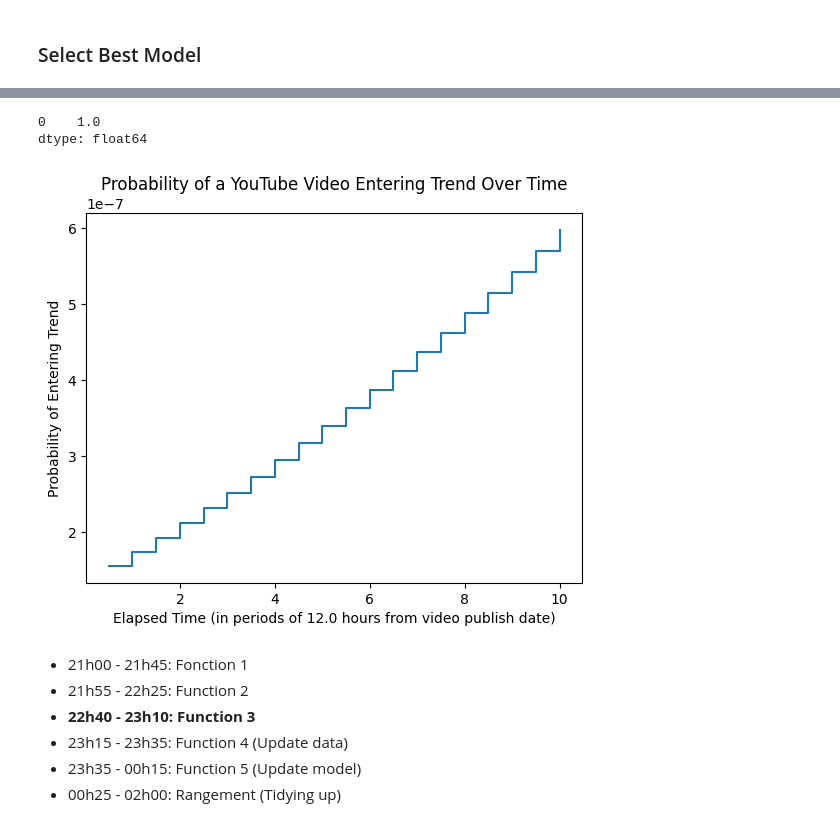
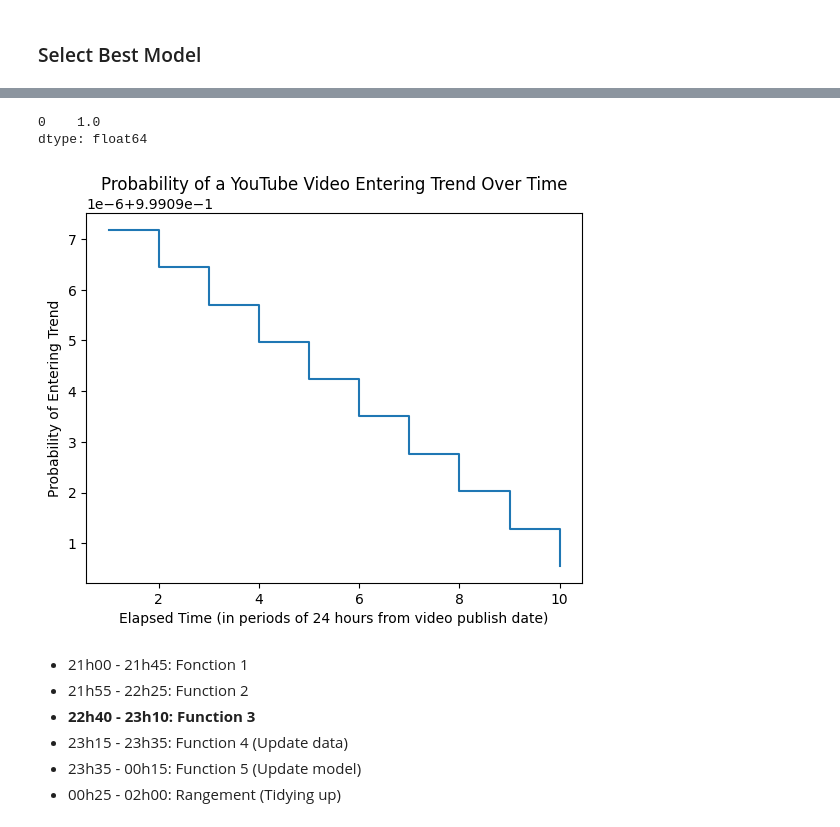
Before and after one commit to Yedson54/YouTrend, a Jupyter notebook: demos/duration_model_yed.ipynb, the cells around one changed output, grey strips where cells are left out. Drawn from its saved outputs; the diff is of its cells as text; code cells hidden in the pictures.

Commit message:
fix: improving duration model script

```diff
--- a/demos/duration_model_yed.ipynb
+++ b/demos/duration_model_yed.ipynb
@@ -506,14 +506,15 @@ from urllib.parse import urlparse, parse_qs
 
 API_KEY = "AIzaSyCkx5_g8o7bYQkra1_IGYE8LNxHO5yEsAk"  # Replace with your own API key
 
-def _get_video_id(video_link: str) -> str:
-    parsed_url = urlparse(video_link)
-    video_id = (
-        parsed_url.path[1:]
-        if parsed_url.netloc == 'youtu.be'
-        else parse_qs(parsed_url.query).get('v', [None])[0]
-    )
-    return video_id
+def _get_video_id(url):
+    parsed_url = urlparse(url)
+    path_parts = parsed_url.path.split('/')
+
+    if parsed_url.netloc == 'www.youtube.com' or parsed_url.netloc == 'youtu.be':
+        return (parse_qs(parsed_url.query).get('v', [path_parts[-1]])[0]
+                if 'watch' in path_parts else path_parts[-1])
+
+    return None
 
 def _get_category_labels(api_key: str, region_code: str='US', youtube=None):
     if youtube is None:
@@ -608,6 +609,11 @@ short_link = 'https://youtu.be/3cYxeaerGoc'
 short_video_id = _get_video_id(short_link)
 print("SHORT_LINK:", short_video_id)
 
+link = 'https://www.youtube.com/shorts/5eQGjtxsMho'
+video_id = _get_video_id(link)
+print("LINK:", video_id)
+
+
 # Test get category labels.
 print("-------- TEST GET CATEGORY LABELS ----------------")
 region_code = 'FR'
@@ -674,18 +681,18 @@ def survival_probability(
 
     date = pd.to_datetime(date) if date else datetime.datetime.now()
 
-    single_df['timeToTrendDays'] = (
+    single_df['duration_in_day'] = np.maximum(( #TODO renamed to "duration_in_day"
         date - single_df["videoExactPublishDate"]
-    ).dt.total_seconds() / (24 * 3600)
+    ).dt.total_seconds() / (24 * 3600), [0])
 
     scaler = MinMaxScaler()
     scaler.fit(super_df[['creatorSubscriberNumber']])
     single_df['creatorSubscriberNumber'] = _normalize(
         single_df['creatorSubscriberNumber'], scaler.data_max_[0], scaler.data_min_[0]
     )
-    scaler.fit(super_df[['videoLengthSeconds']])
+    scaler.fit(super_df[['videoLengthSeconds']]) # -> #TODO length in Days
     single_df['videoLengthSeconds'] = _normalize(
-        single_df['videoLengthSeconds'], scaler.data_max_[0], scaler.data_min_[0]
+        single_df['videoLengthSeconds'] / (24 * 3600), scaler.data_max_[0], scaler.data_min_[0]
     )
 
     def predict_cumulative_hazard_at_single_time(self, X, times, ancillary_X=None):
@@ -703,7 +710,7 @@ def survival_probability(
     )
 
     p_surv = final_model.predict_survival_function_at_single_time(
-        single_df, single_df['timeToTrendDays']
+        single_df, single_df['duration_in_day']
     )
 
     return p_surv
@@ -744,38 +751,39 @@ def plot_survival_probability(
         date_0 = max(start_date, date_0)
 
     p_survivals = np.array([survival_probability(
             date = date_0 + pd.Timedelta(days=dur),
             video_link = video_link,
             api_key = api_key,
             region_code = region_code,
             video_cat_enc = video_cat_enc
         ) for dur in duration])
 
     # Plot the survival probabilities
     period = gap * 24
-    plt.step(duration, 1 - p_survivals, where='post')
+    plt.step(duration, p_survivals, where='post')
     plt.title("Probability of a YouTube Video Entering Trend Over Time")
     plt.xlabel(
         f"Elapsed Time (in periods of {period} hours from video publish date)"
     )
     plt.ylabel("Probability of Entering Trend")
     plt.show()
+    plt.savefig("plot.png")
 
 
 # Usage:
 plot_survival_probability(
         start_date = '2023-12-31 01:50:00',
-        duration_days=10,
-        gap=0.5,
-        video_link = video_link,
+        duration_days = 10,
+        gap = 1,
+        video_link = "https://www.youtube.com/shorts/5eQGjtxsMho",
         api_key = API_KEY,
         region_code = "US",
         video_cat_enc = cat_encoder
 )
 # %% [output]
 0    1.0
 dtype: float64
-[figure, old version]
+[figure, new version]
 # %% [markdown]
 * 21h00 - 21h45: Fonction 1
 * 21h55 - 22h25: Function 2
```
Also changed, not shown: parts of 3 cells of this notebook, 6 other files.
